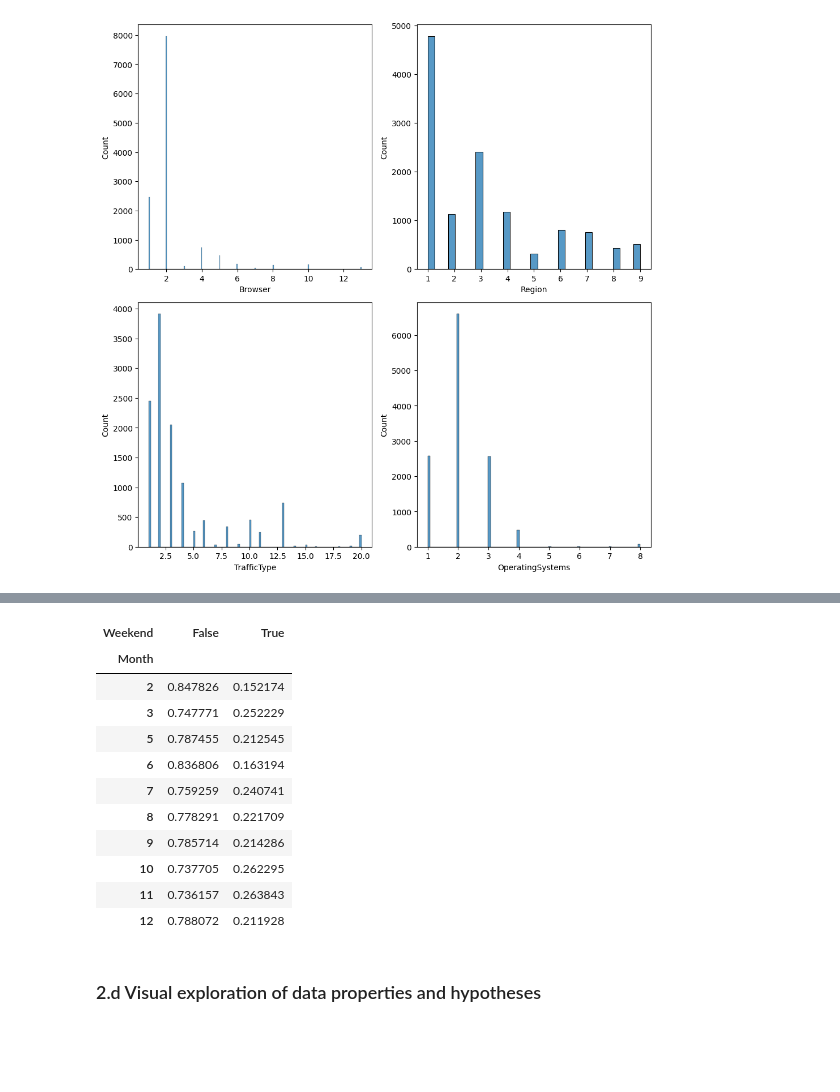
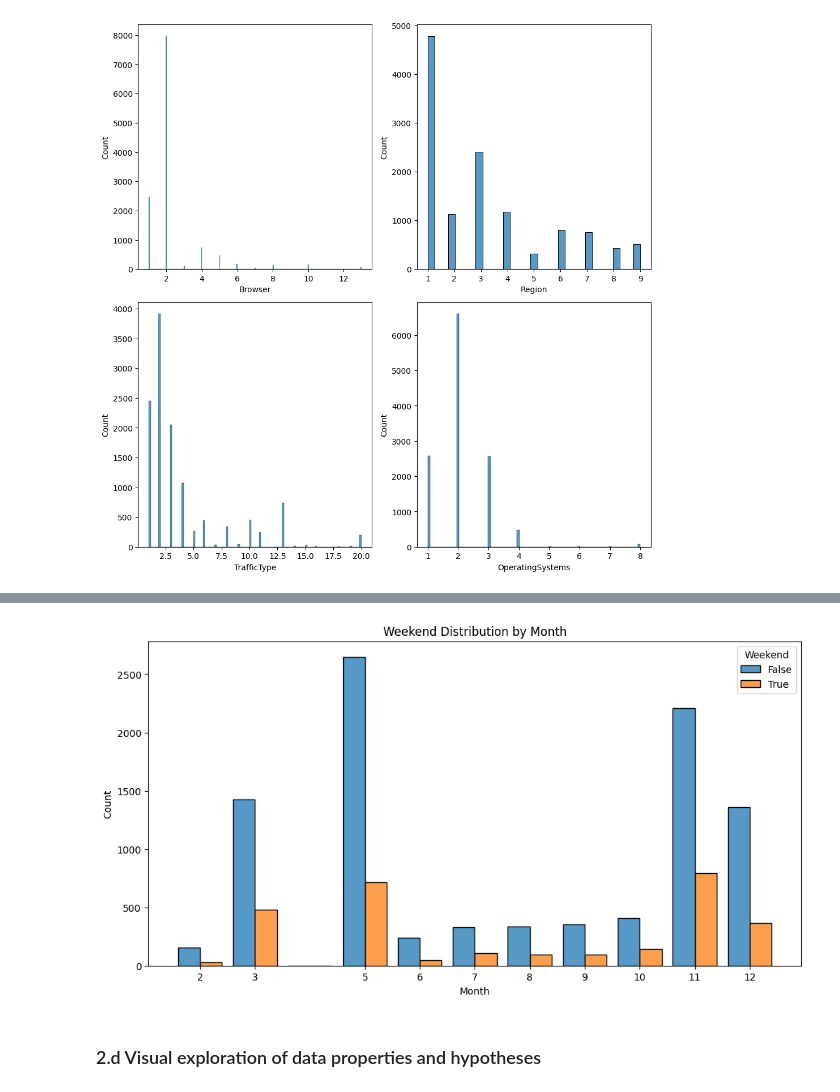
Before and after one commit to mzitad/shoppers_intention, a Jupyter notebook: Shoppers_intention.ipynb, the cells around one changed output, grey strips where cells are left out. Saved outputs shown, nothing was run; the diff lists cells and outputs as text; code cells hidden in the pictures; blank space fills up the shorter version.

```diff
--- a/Shoppers_intention.ipynb
+++ b/Shoppers_intention.ipynb
@@ -1517,23 +1621,31 @@ plt.show()
 # %%
 # Group by Month and calculate proportions of Weekend (True vs False)
-weekend_distribution_output = shopping_df.groupby('Month')['Weekend'].value_counts(normalize=True).unstack()
+display(weekend_distribution_output = shopping_df.groupby('Month')['Weekend'].value_counts(normalize=True).unstack())
 
-# Display the proportions
-display(weekend_distribution_output)
+plt.figure(figsize=(12, 6))
+sns.histplot(
+    data=shopping_df,
+    x='Month',
+    hue='Weekend',
+    multiple='dodge',
+    shrink=0.8,
+    discrete=True
+)
+plt.title('Weekend Distribution by Month')
+plt.xlabel('Month')
+plt.xticks(ticks=shopping_df['Month'].unique(), labels=shopping_df['Month'].unique())
 
-## CONCLUSION
-# Although the weekend attribute is imbalanced, its distribution is relatively consistent across months, ranging from approximately 15% to 25% weekend each month.
+# Save the plot
+os.makedirs("figures", exist_ok=True)
+plt.savefig("figures/weekend_distribution.png", dpi=150)
+plt.show()
+
+
+## Conclusions:
+weekend_distributions_output = "figures/weekend_distribution.png"
+weekend_distributions_comment = """
+Although the weekend attribute is imbalanced, its distribution is relatively consistent across months, ranging from approximately 15% to 25% weekend each month.
+"""
 # %% [output]
-| Weekend | False | True |
-| Month |  |  |
-| 2 | 0.847826 | 0.152174 |
-| 3 | 0.747771 | 0.252229 |
-| 5 | 0.787455 | 0.212545 |
-| 6 | 0.836806 | 0.163194 |
-| 7 | 0.759259 | 0.240741 |
-| 8 | 0.778291 | 0.221709 |
-| 9 | 0.785714 | 0.214286 |
-| 10 | 0.737705 | 0.262295 |
-| 11 | 0.736157 | 0.263843 |
-| 12 | 0.788072 | 0.211928 |
+[figure, added]
 # %%
```
Also changed, not shown: parts of 14 cells of this notebook.
